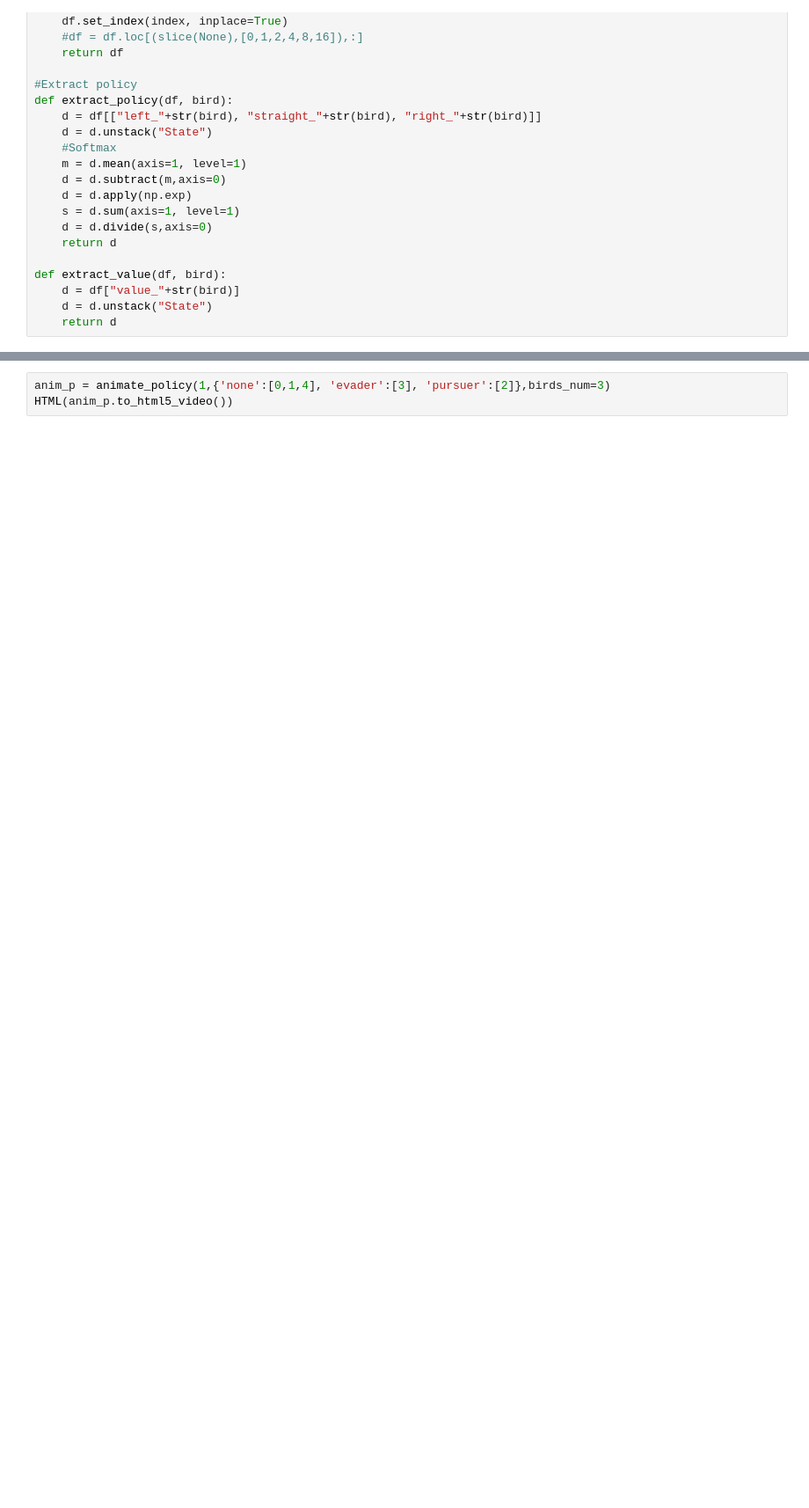
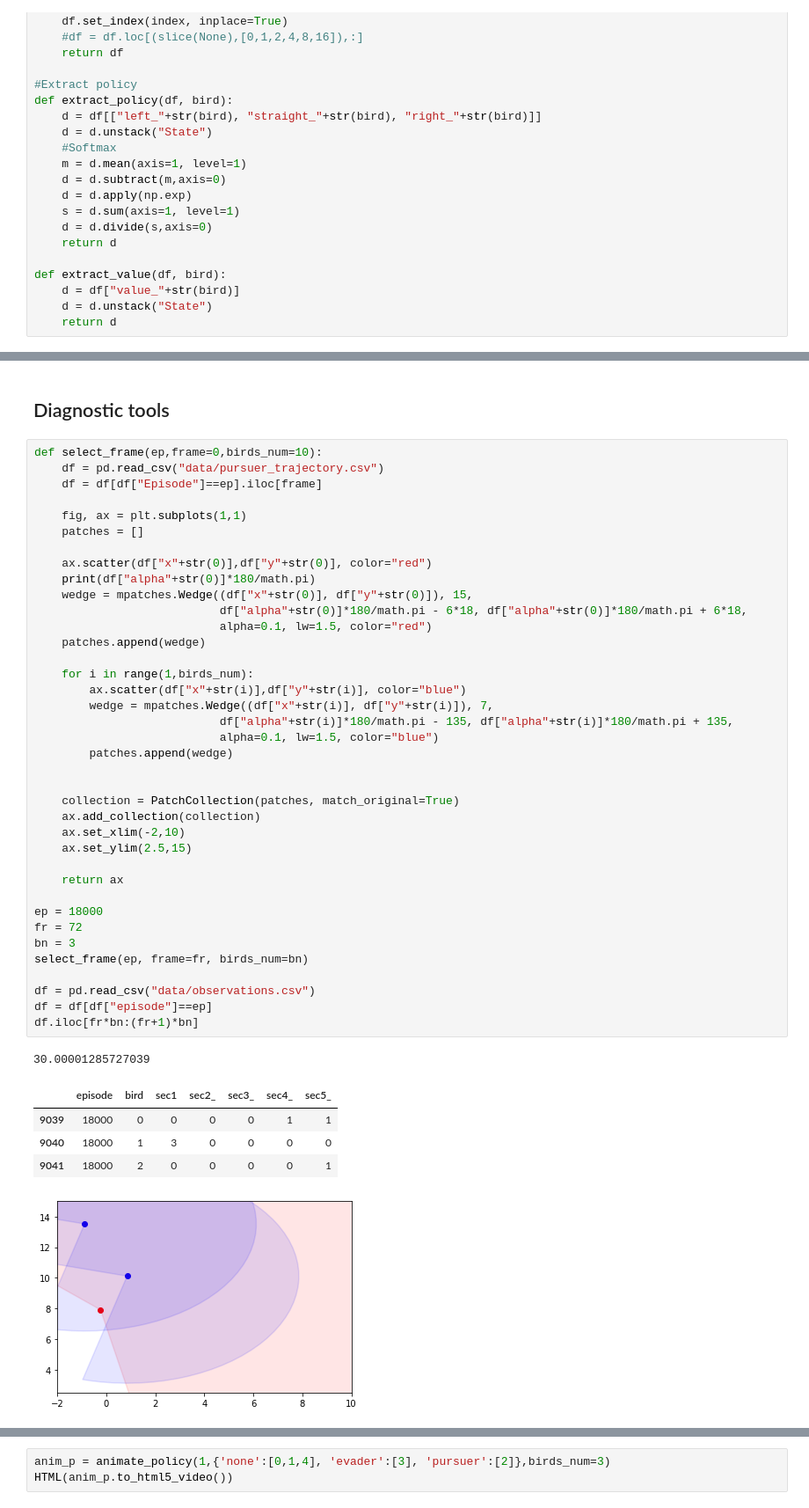
Before and after one commit to fbrand-new/reinforced-birds, a Jupyter notebook: AnimatePolicy.ipynb, the cells around one changed output, grey strips where cells are left out. Shown at 88% size. Saved outputs shown, nothing was run; the diff lists cells and outputs as text; blank space fills up the shorter version.

```diff
--- a/AnimatePolicy.ipynb
+++ b/AnimatePolicy.ipynb
@@ -66,0 +67,47 @@ df_val.loc[:, (df_val != df_val.iloc[0]).any()].plot(legend=False)
+# %% [markdown]
+## Diagnostic tools
+# %%
+def select_frame(ep,frame=0,birds_num=10):
+    df = pd.read_csv("data/pursuer_trajectory.csv")
+    df = df[df["Episode"]==ep].iloc[frame]
+
+    fig, ax = plt.subplots(1,1)
+    patches = []
+
+    ax.scatter(df["x"+str(0)],df["y"+str(0)], color="red")
+    print(df["alpha"+str(0)]*180/math.pi)
+    wedge = mpatches.Wedge((df["x"+str(0)], df["y"+str(0)]), 15,
+                           df["alpha"+str(0)]*180/math.pi - 6*18, df["alpha"+str(0)]*180/math.pi + 6*18,
+                           alpha=0.1, lw=1.5, color="red")
+    patches.append(wedge)
+
+    for i in range(1,birds_num):
+        ax.scatter(df["x"+str(i)],df["y"+str(i)], color="blue")
+        wedge = mpatches.Wedge((df["x"+str(i)], df["y"+str(i)]), 7,
+                           df["alpha"+str(i)]*180/math.pi - 135, df["alpha"+str(i)]*180/math.pi + 135,
+                           alpha=0.1, lw=1.5, color="blue")
+        patches.append(wedge)
+
+
+    collection = PatchCollection(patches, match_original=True)
+    ax.add_collection(collection)
+    ax.set_xlim(-2,10)
+    ax.set_ylim(2.5,15)
+
+    return ax
+
+ep = 18000
+fr = 72
+bn = 3
+select_frame(ep, frame=fr, birds_num=bn)
+
+df = pd.read_csv("data/observations.csv")
+df = df[df["episode"]==ep]
+df.iloc[fr*bn:(fr+1)*bn]
+# %% [output]
+30.00001285727039
+|  | episode | bird | sec1 | sec2_ | sec3_ | sec4_ | sec5_ |
+| 9039 | 18000 | 0 | 0 | 0 | 0 | 1 | 1 |
+| 9040 | 18000 | 1 | 3 | 0 | 0 | 0 | 0 |
+| 9041 | 18000 | 2 | 0 | 0 | 0 | 0 | 1 |
+[figure, added]
```
Also changed, not shown: parts of 12 cells of this notebook, 10 other files.
